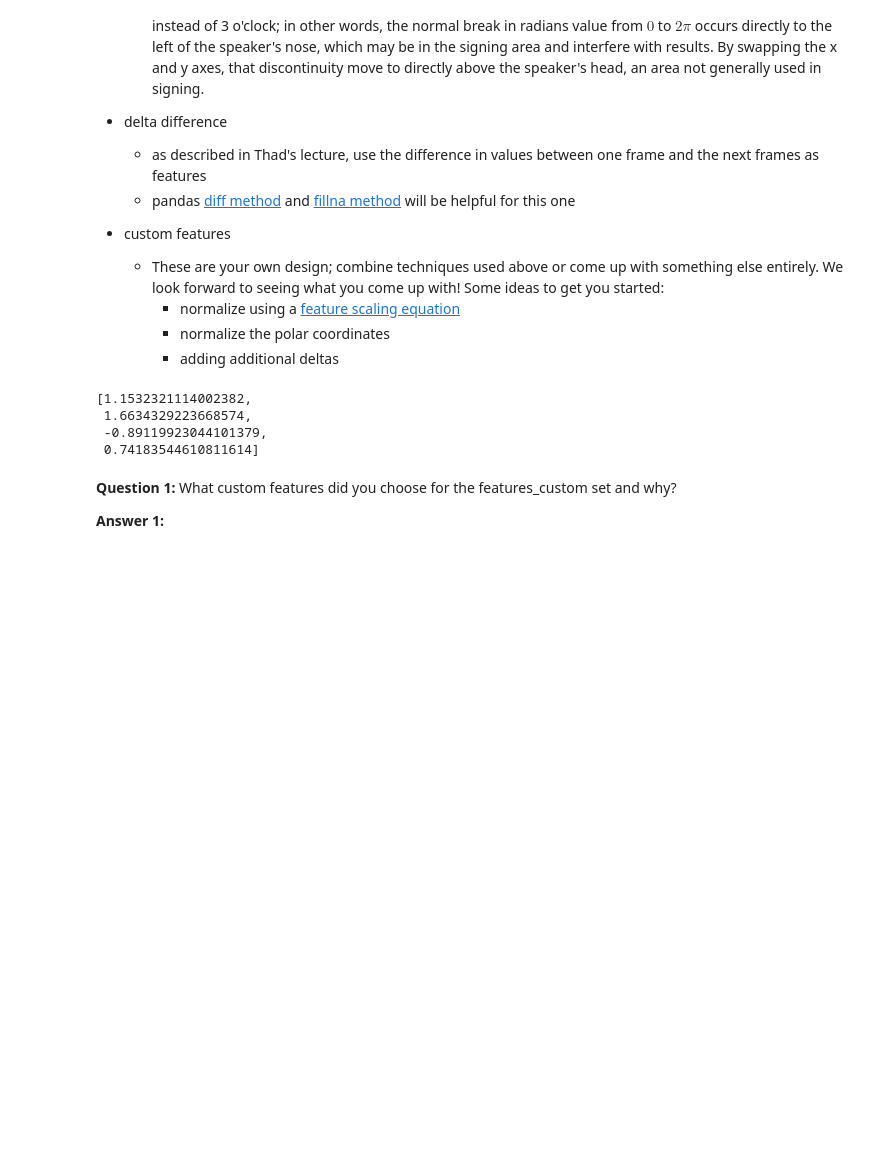
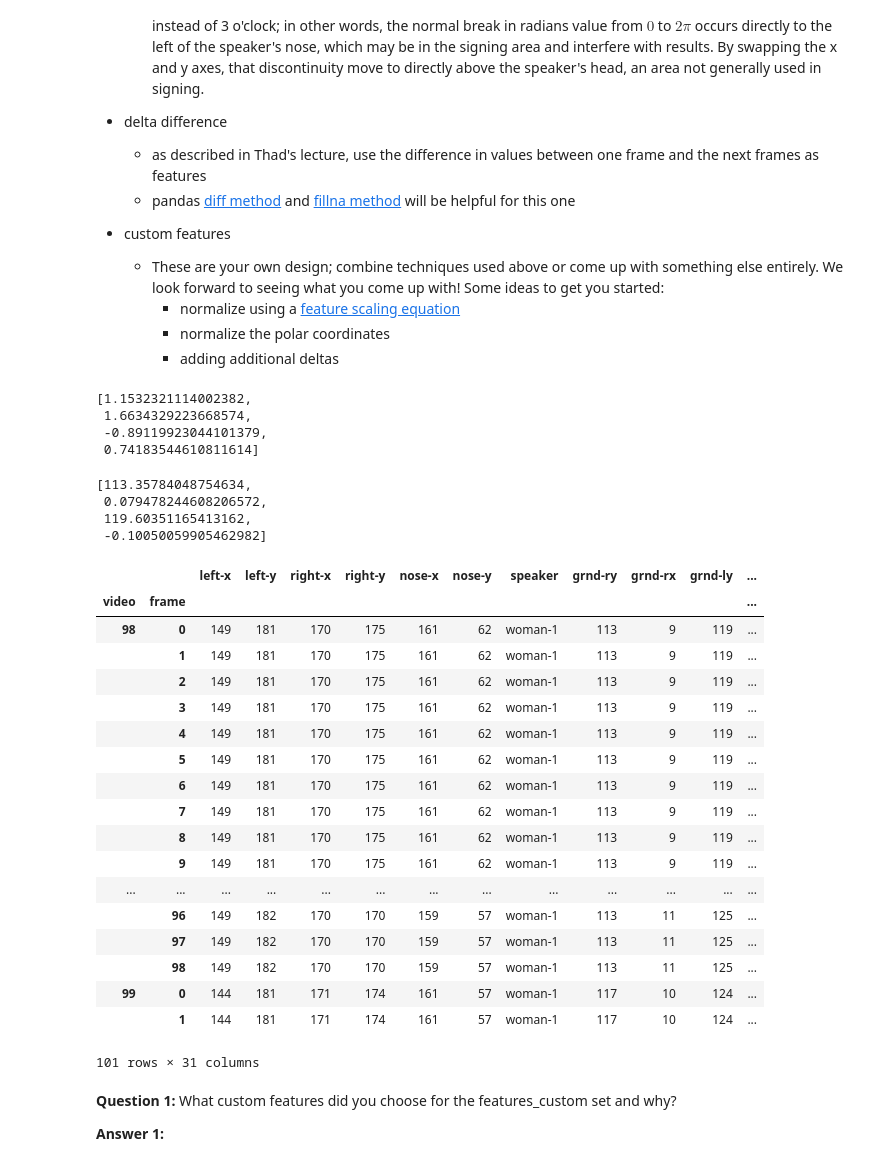
Before and after one commit to mylesieong/AIND-Recognizer, a Jupyter notebook: asl_recognizer.ipynb, the cells around one changed output. Saved outputs shown, nothing was run; the diff lists cells and outputs as text; code cells hidden in the pictures; blank space fills up the shorter version.

```diff
--- a/asl_recognizer.ipynb
+++ b/asl_recognizer.ipynb
@@ -228,11 +228,51 @@ asl.df['norm-ly'] = (asl.df['left-y'] - asl.df['left-y-mean'])/asl.df['left-y-st
 # Note that 'polar-rr' and 'polar-rtheta' refer to the radius and angle
 
 features_polar = ['polar-rr', 'polar-rtheta', 'polar-lr', 'polar-ltheta']
+asl.df['polar-rr'] = np.sqrt(asl.df['grnd-rx']**2 + asl.df['grnd-ry']**2)
+asl.df['polar-rtheta'] = np.arctan2(asl.df['grnd-rx'], asl.df['grnd-ry'])
+asl.df['polar-lr'] = np.sqrt(asl.df['grnd-lx']**2 + asl.df['grnd-ly']**2)
+asl.df['polar-ltheta'] = np.arctan2(asl.df['grnd-lx'], asl.df['grnd-ly'])
+
+(asl.df.ix[98,1][features_polar]).tolist()
+# %% [output]
+[113.35784048754634,
+ 0.079478244608206572,
+ 119.60351165413162,
+ -0.10050059905462982]
 # %%
 # TODO add features for left, right, x, y differences by one time step, i.e. the "delta" values discussed in the lecture
 # Name these 'delta-rx', 'delta-ry', 'delta-lx', and 'delta-ly'
 
 features_delta = ['delta-rx', 'delta-ry', 'delta-lx', 'delta-ly']
+asl.df['delta-rx'] = asl.df['right-x'].diff()
+asl.df['delta-ry'] = asl.df['right-y'].diff()
+asl.df['delta-lx'] = asl.df['left-x'].diff()
+asl.df['delta-ly'] = asl.df['left-y'].diff()
+for (x, y) in list(asl.df.index):
+    if y == 0:
+        for col in features_delta:
+            asl.df.ix[(x,y), col] = 0
+asl.df.head(101)
+# %% [output]
+|  |  | left-x | left-y | right-x | right-y | nose-x | nose-y | speaker | grnd-ry | grnd-rx | grnd-ly | ... |
+| video | frame |  |  |  |  |  |  |  |  |  |  | ... |
+| 98 | 0 | 149 | 181 | 170 | 175 | 161 | 62 | woman-1 | 113 | 9 | 119 | ... |
+|  | 1 | 149 | 181 | 170 | 175 | 161 | 62 | woman-1 | 113 | 9 | 119 | ... |
+|  | 2 | 149 | 181 | 170 | 175 | 161 | 62 | woman-1 | 113 | 9 | 119 | ... |
+|  | 3 | 149 | 181 | 170 | 175 | 161 | 62 | woman-1 | 113 | 9 | 119 | ... |
+|  | 4 | 149 | 181 | 170 | 175 | 161 | 62 | woman-1 | 113 | 9 | 119 | ... |
+|  | 5 | 149 | 181 | 170 | 175 | 161 | 62 | woman-1 | 113 | 9 | 119 | ... |
+|  | 6 | 149 | 181 | 170 | 175 | 161 | 62 | woman-1 | 113 | 9 | 119 | ... |
+|  | 7 | 149 | 181 | 170 | 175 | 161 | 62 | woman-1 | 113 | 9 | 119 | ... |
+|  | 8 | 149 | 181 | 170 | 175 | 161 | 62 | woman-1 | 113 | 9 | 119 | ... |
+|  | 9 | 149 | 181 | 170 | 175 | 161 | 62 | woman-1 | 113 | 9 | 119 | ... |
+| ... | ... | ... | ... | ... | ... | ... | ... | ... | ... | ... | ... | ... |
+|  | 96 | 149 | 182 | 170 | 170 | 159 | 57 | woman-1 | 113 | 11 | 125 | ... |
+|  | 97 | 149 | 182 | 170 | 170 | 159 | 57 | woman-1 | 113 | 11 | 125 | ... |
+|  | 98 | 149 | 182 | 170 | 170 | 159 | 57 | woman-1 | 113 | 11 | 125 | ... |
+| 99 | 0 | 144 | 181 | 171 | 174 | 161 | 57 | woman-1 | 117 | 10 | 124 | ... |
+|  | 1 | 144 | 181 | 171 | 174 | 161 | 57 | woman-1 | 117 | 10 | 124 | ... |
+101 rows × 31 columns
 # %%
 # TODO add features of your own design, which may be a combination of the above or something else
 # Name these whatever you would like
```
Also changed, not shown: parts of 1 cell of this notebook.
